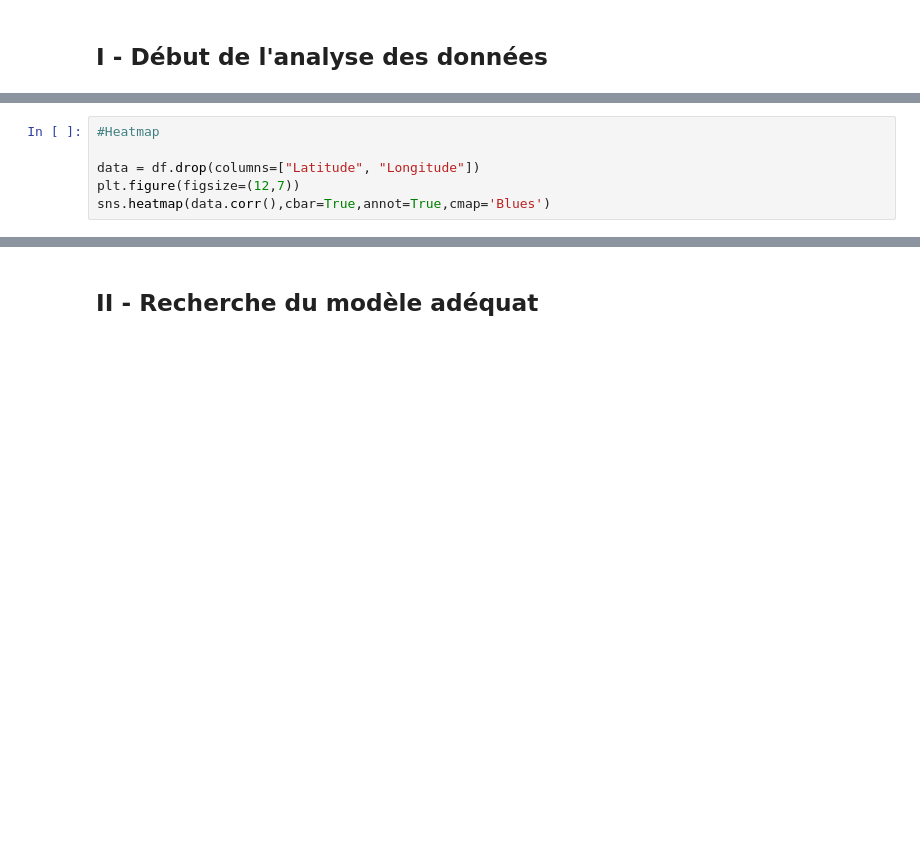
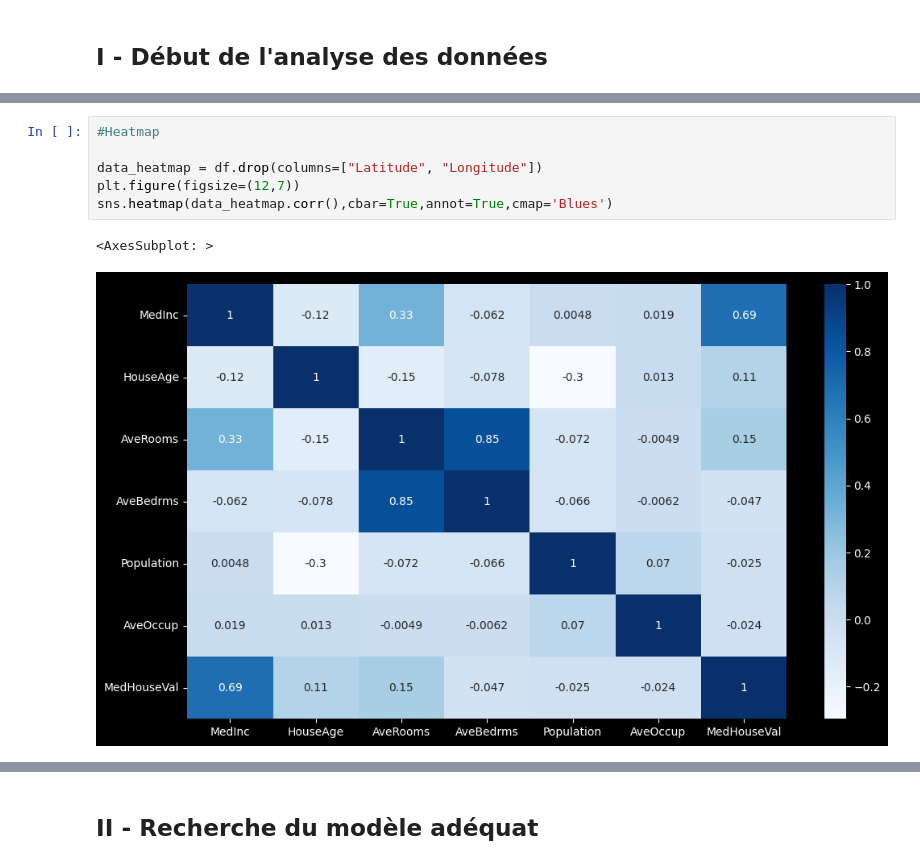
Before and after one commit to TsukiShinen/GT3_Project3, a Jupyter notebook: src/Presentation.ipynb, the cells around one changed output, grey strips where cells are left out. Cells and saved outputs as stored; diff of their text form; blank space fills up the shorter version.

```diff
--- a/src/Presentation.ipynb
+++ b/src/Presentation.ipynb
@@ -108,9 +126,12 @@ print(dataset.DESCR)
 # %%
 #Heatmap
 
-data = df.drop(columns=["Latitude", "Longitude"])
+data_heatmap = df.drop(columns=["Latitude", "Longitude"])
 plt.figure(figsize=(12,7))
-sns.heatmap(data.corr(),cbar=True,annot=True,cmap='Blues')
+sns.heatmap(data_heatmap.corr(),cbar=True,annot=True,cmap='Blues')
+# %% [output]
+<AxesSubplot: >
+[figure, added]
 # %%
 #Prix moyen en fonction de l'age des maisons
 
```
Also changed, not shown: parts of 19 cells of this notebook.
